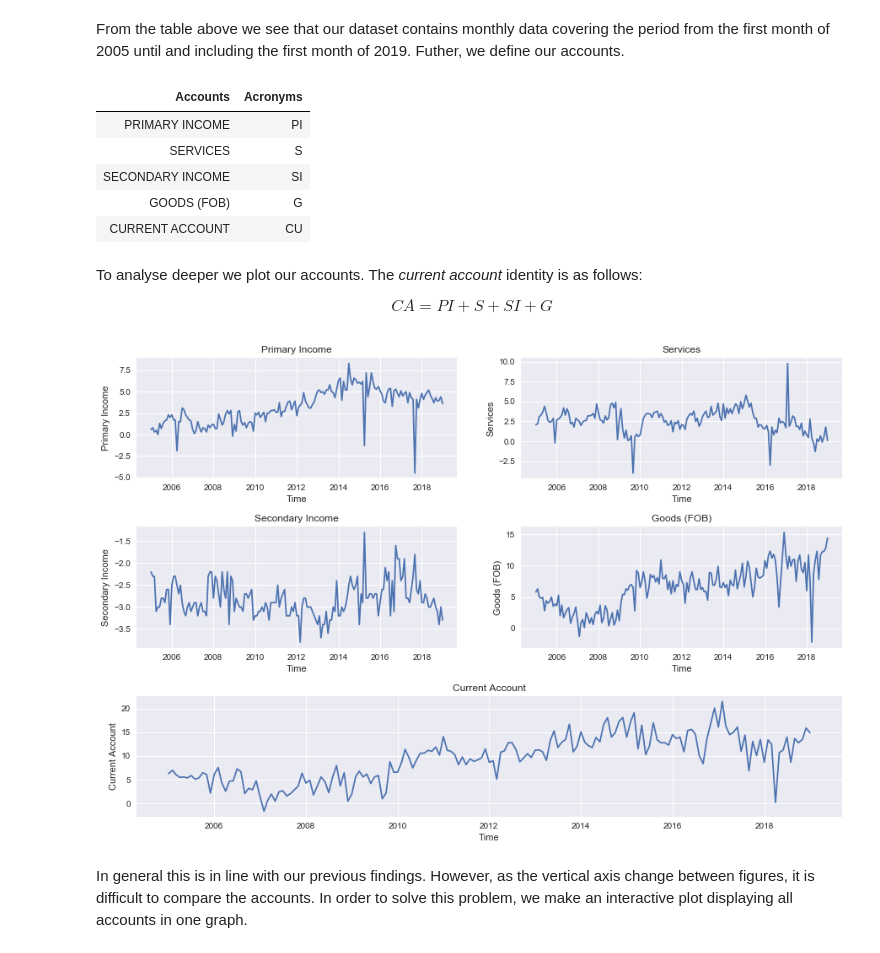
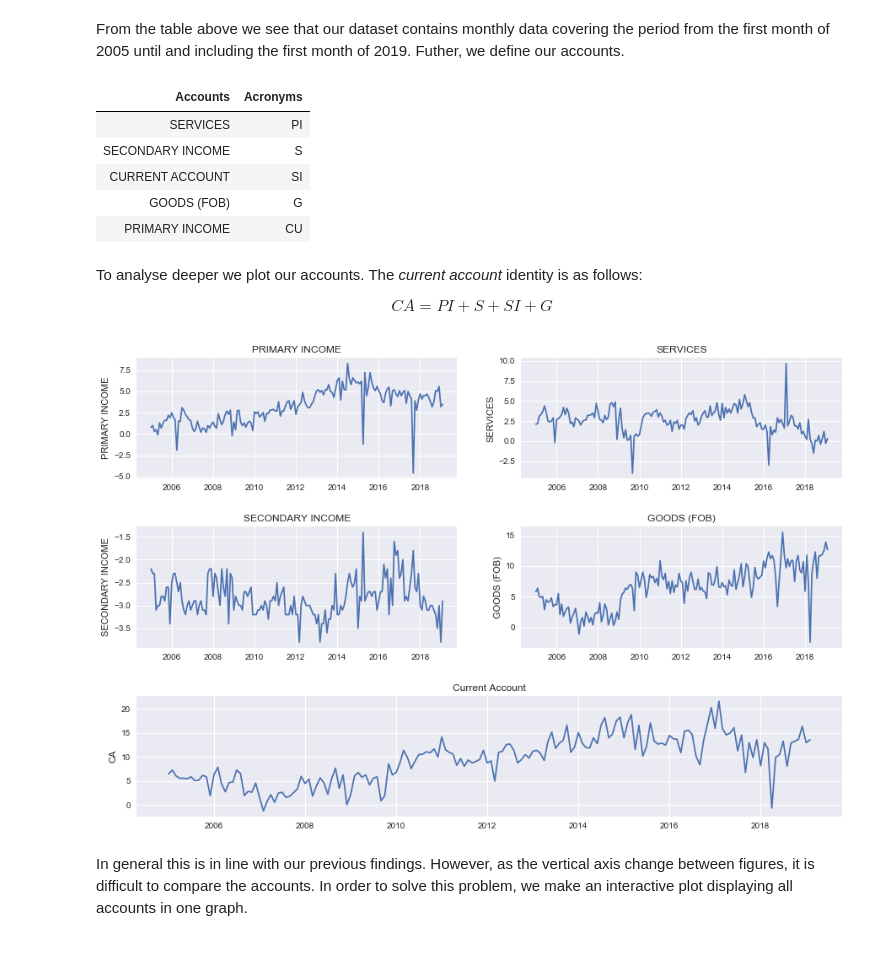
Before and after one commit to NumEconCopenhagen/projects-2019-msc, a Jupyter notebook: dataproject/Data Analysis Project.ipynb, the cells around one changed output. Drawn from its saved outputs; the diff is of its cells as text; code cells hidden in the pictures.

```diff
--- a/dataproject/Data Analysis Project.ipynb
+++ b/dataproject/Data Analysis Project.ipynb
@@ -158,11 +158,15 @@ display(df.tail(5))
 # %% [markdown]
 From the table above we see that our dataset contains monthly data covering the period from the first month of 2005 until and including the first month of 2019. Futher, we define our accounts.
 # %%
-PI  = df.loc[df['POST'] == 'PRIMARY INCOME', :]
-S   = df.loc[df['POST'] == 'SERVICES', :]
-SI  = df.loc[df['POST'] == 'SECONDARY INCOME', :]
-G   = df.loc[df['POST'] == 'GOODS (FOB)', :]
-CA  = df.loc[df['POST'] == 'CURRENT ACCOUNT', :]
+posts= ['PRIMARY INCOME','SERVICES','SECONDARY INCOME','GOODS (FOB)','CURRENT ACCOUNT']
+keys=['PI','S','SI', 'G', 'CU']
+
+dic = {}
+
+for i,lab in enumerate(posts):
+    dic[keys[i]]=df.loc[df['POST'] == lab, :]
+
+PI, S, SI, G, CU = dic.values()
 
 Variables = pd.DataFrame(df['POST'].unique())
 Variables.columns = ['Accounts']
@@ -171,11 +175,11 @@ Variables['Acronyms'] = ('PI','S','SI', 'G', 'CU')
 display(Variables.style.hide_index())
 # %% [output]
 | Accounts | Acronyms |
-| PRIMARY INCOME | PI |
-| SERVICES | S |
-| SECONDARY INCOME | SI |
+| SERVICES | PI |
+| SECONDARY INCOME | S |
+| CURRENT ACCOUNT | SI |
 | GOODS (FOB) | G |
-| CURRENT ACCOUNT | CU |
+| PRIMARY INCOME | CU |
 # %% [markdown]
 To analyse deeper we plot our accounts. The *current account* identity is as follows:
 
@@ -183,46 +187,27 @@ $$CA = PI + S + SI + G$$
 # %%
 plt.style.use('seaborn')
 fig, axs = plt.subplots(3,2,figsize=(15,10))
 plt.subplots_adjust(left=None, bottom=None, right=None, top=None, wspace=0.2, hspace=0.4)
 
-
-
-plt.subplot(3, 2, 1)
-plt.plot(PI['TID'],PI['INDHOLD'])
-plt.xlabel('Time')
-plt.ylabel('Primary Income')
-plt.title('Primary Income')
-
-plt.subplot(3, 2, 2)
-plt.plot(S['TID'],S['INDHOLD'])
-plt.xlabel('Time')
-plt.ylabel('Services')
-plt.title('Services')
-
-plt.subplot(3, 2, 3)
-plt.plot(SI['TID'],SI['INDHOLD'])
-plt.xlabel('Time')
-plt.ylabel('Secondary Income')
-plt.title('Secondary Income')
-
-plt.subplot(3, 2, 4)
-plt.plot(G['TID'],G['INDHOLD'])
-plt.xlabel('Time')
-plt.ylabel('Goods (FOB)')
-plt.title('Goods (FOB)')
-
-
-plt.subplot(3, 1, 3)
-plt.plot(CA['TID'],CA['INDHOLD'])
-plt.xlabel('Time')
-plt.ylabel('Current Account')
-plt.title('Current Account')
-
+titles = Variables['Acronyms'][:4]
+lable = Variables['Accounts'][:4]
+idx = range(len(titles))
+for i, p, k in zip(idx, posts, keys):
+    df = dic[k]
+    plt.subplot(3, 2, i+1)
+    plt.plot(df['TID'],df['INDHOLD'])
+    plt.ylabel(p)
+    plt.title(p)
+    if i == 3:
+        plt.subplot(3, 1, 3)
+        plt.plot(CA['TID'],CA['INDHOLD'])
+        plt.ylabel('CA')
+        plt.title('Current Account')
 
 
 plt.show('Historical plot')
 # %% [output]
-[figure, old version]
+[figure, new version]
 # %% [markdown]
 In general this is in line with our previous findings. However, as the vertical axis change between figures, it is difficult to compare the accounts. In order to solve this problem, we make an interactive plot displaying all accounts in one graph.
 # %%
```
Also changed, not shown: parts of 10 cells of this notebook.
